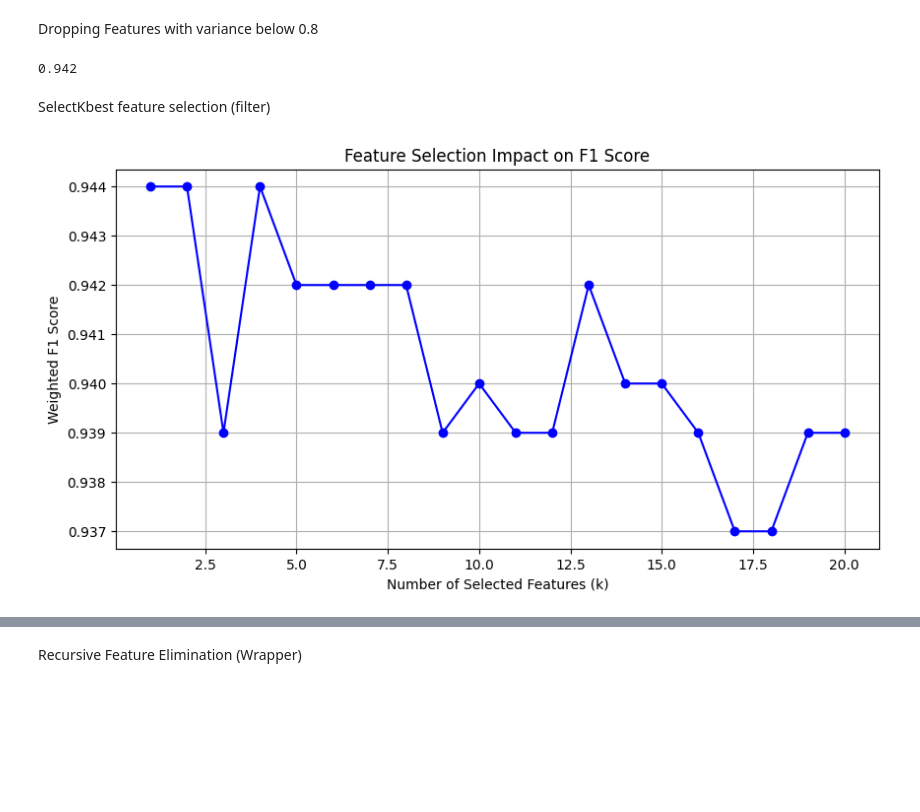
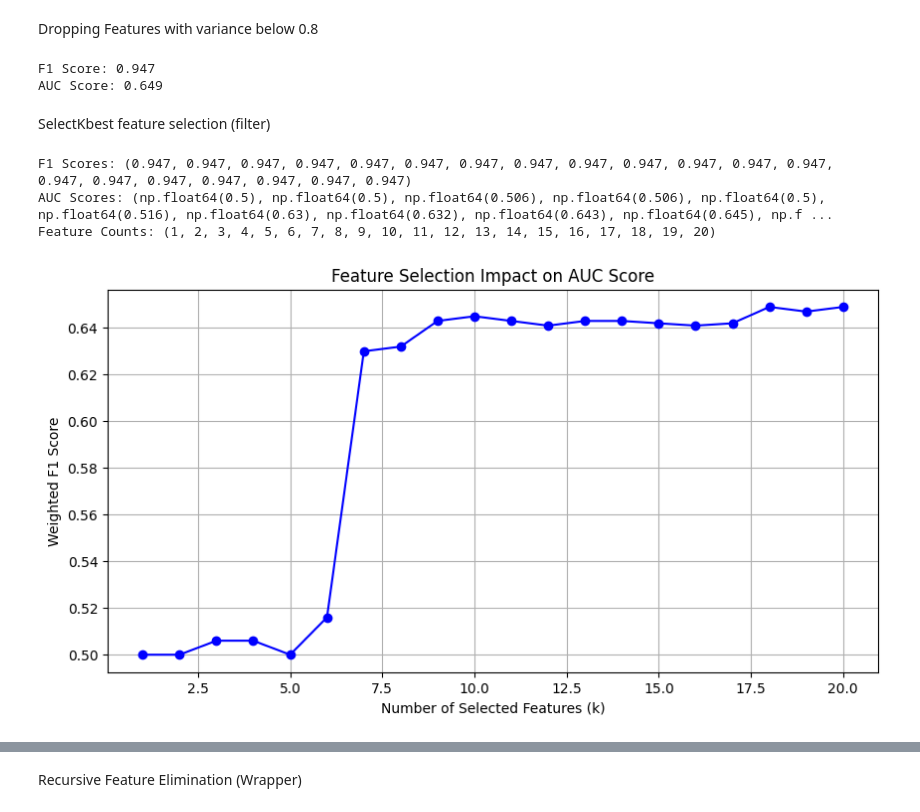
Before and after one commit to Ethxlla/INFO3604-CCO-Backup, a Jupyter notebook: main.ipynb, the cells around one changed output, grey strips where cells are left out. Cells and saved outputs as stored; diff of their text form; code cells hidden in the pictures; blank space fills up the shorter version.

```diff
--- a/main.ipynb
+++ b/main.ipynb
@@ -82,13 +92,20 @@ plt.show()
 # %% [markdown]
 Dropping Features with variance below 0.8
 # %%
-sel_X_train = X_train_V.drop(["user_lang", "lang", "time_zone", "location", "source", "hour", "weekday", "month", "year"], axis=1)
-sel_X_test = X_test_V.drop(["user_lang", "lang", "time_zone", "location", "source", "hour", "weekday", "month", "year"], axis=1)
-gbc.fit(sel_X_train, y_train_V)
-var_preds = gbc.predict(sel_X_test)
-f1_score_var = round(f1_score(y_test_V, var_preds, average="weighted"), 3)
-print(f1_score_var)
+sel_X_train = X_train_V.drop(["user_lang", "lang", "time_zone", "location", "source", "hour", "weekday", "month", "year", "text", "screen_name"], axis=1)
+sel_X_test = X_test_V.drop(["user_lang", "lang", "time_zone", "location", "source", "hour", "weekday", "month", "year", "text", "screen_name"], axis=1)
+
+gbc = GradientBoostingClassifier(random_state=42)
+gbc.fit(X_train, y_train)
+preds = gbc.predict(X_test)
+f1_score = round(f1_score(y_test, preds, average='weighted'), 3)
+probs = gbc.predict_proba(X_test)[:, 1]
+auc_score = round(roc_auc_score(y_test, probs), 3)
+
+print(f"F1 Score: {f1_score}")
+print(f"AUC Score: {auc_score}")
 # %% [output]
-0.942
+F1 Score: 0.947
+AUC Score: 0.649
 # %% [markdown]
 SelectKbest feature selection (filter)
@@ -119,10 +112,50 @@ for k in range(1, 21):
+# %%
+X_train_V1, X_test_V1, y_train_V1, y_test_V1 = X_train.copy(), X_test.copy(), y_train.copy(), y_test.copy()
+
+def evaluate_kbest(k, X_train_V1, y_train_V1, X_test_V1, y_test_V1):
+    selector = SelectKBest(mutual_info_classif, k=k)
+    selector.fit(X_train_V1, y_train_V1)
+
+    selected_X_train = selector.transform(X_train_V1)
+    selected_X_test = selector.transform(X_test_V1)
+
+    gbc = GradientBoostingClassifier(random_state=42)
+    gbc.fit(selected_X_train, y_train_V1)
+
+    kbest_preds = gbc.predict(selected_X_test)
+    kbest_probs = gbc.predict_proba(selected_X_test)[:, 1]
+
+    f1_score_kbest = round(f1_score(y_test_V1, kbest_preds, average='weighted'), 3)
+    auc_score_kbest = round(roc_auc_score(y_test_V1, kbest_probs), 3)
+
+    return f1_score_kbest, auc_score_kbest, k
+
+
+results = Parallel(n_jobs=-1)(delayed(evaluate_kbest)(k, X_train_V1, y_train_V1, X_test_V1, y_test_V1) for k in range(1, 21))
+
+f1_score_list, auc_score_list, feature_counts = zip(*results)
+
+selected_features_dict = {}
+for k in range(1, 21):
+    selector = SelectKBest(mutual_info_classif, k=k)
+    selector.fit(X_train_V1, y_train_V1)
+    selected_features_mask = selector.get_support()
+    selected_features_dict[k] = list(X_train_V1.columns[selected_features_mask])
+
+print("F1 Scores:", f1_score_list)
+print("AUC Scores:", auc_score_list)
+print("Feature Counts:", feature_counts)
+# %% [output]
+F1 Scores: (0.947, 0.947, 0.947, 0.947, 0.947, 0.947, 0.947, 0.947, 0.947, 0.947, 0.947, 0.947, 0.947, 0.947, 0.947, 0.947, 0.947, 0.947, 0.947, 0.947)
+AUC Scores: (np.float64(0.5), np.float64(0.5), np.float64(0.506), np.float64(0.506), np.float64(0.5), np.float64(0.516), np.float64(0.63), np.float64(0.632), np.float64(0.643), np.float64(0.645), np.f ...
+Feature Counts: (1, 2, 3, 4, 5, 6, 7, 8, 9, 10, 11, 12, 13, 14, 15, 16, 17, 18, 19, 20)
 # %%
 plt.figure(figsize=(10, 5))
-plt.plot(feature_counts, f1_score_list, marker='o', linestyle='-', color='b')
+plt.plot(feature_counts, auc_score_list, marker='o', linestyle='-', color='b')
 plt.xlabel("Number of Selected Features (k)")
 plt.ylabel("Weighted F1 Score")
-plt.title("Feature Selection Impact on F1 Score")
+plt.title("Feature Selection Impact on AUC Score")
 plt.grid(True)
 plt.show()
 # %% [output]
-[figure, old version]
+[figure, new version]
```
Also changed, not shown: parts of 8 cells of this notebook.
